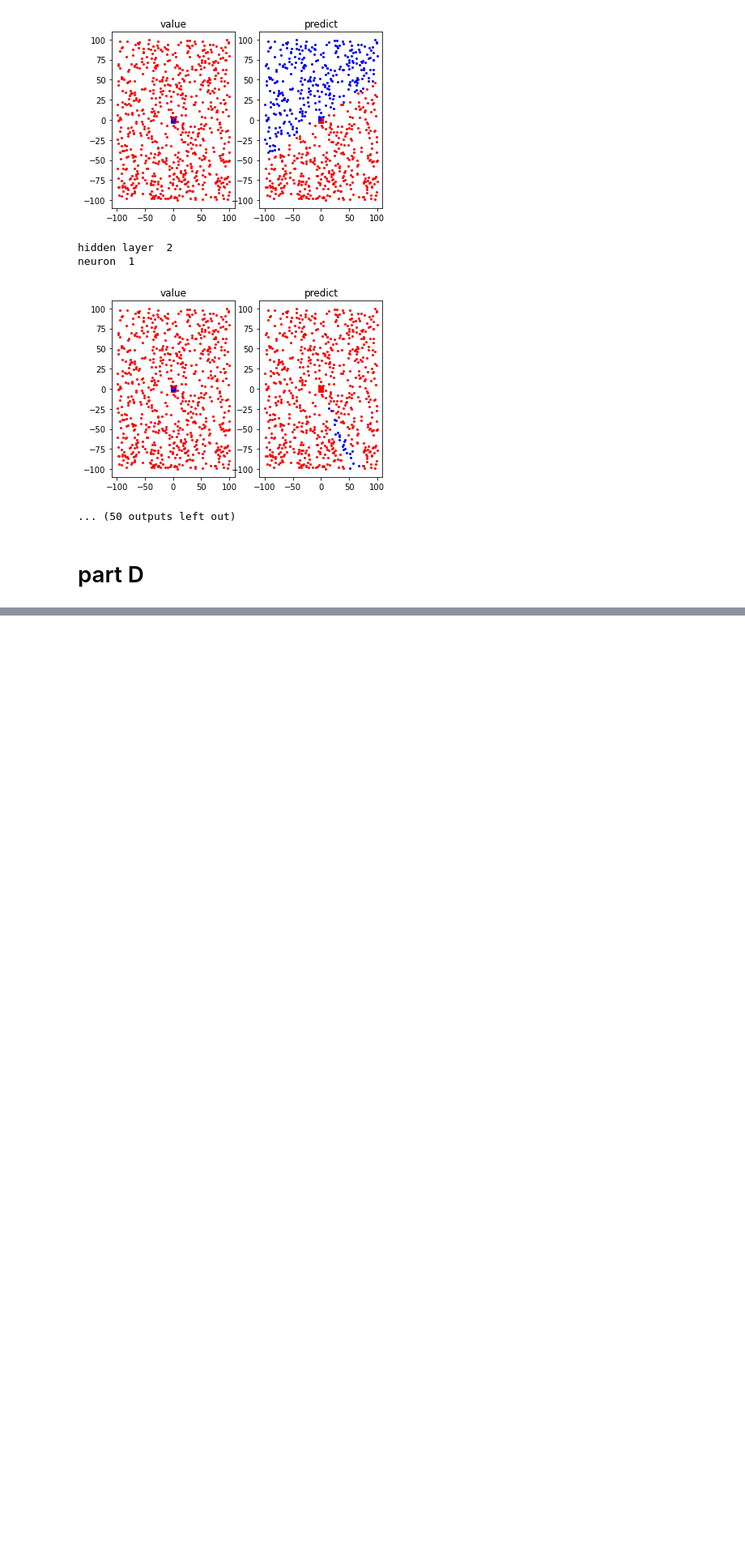
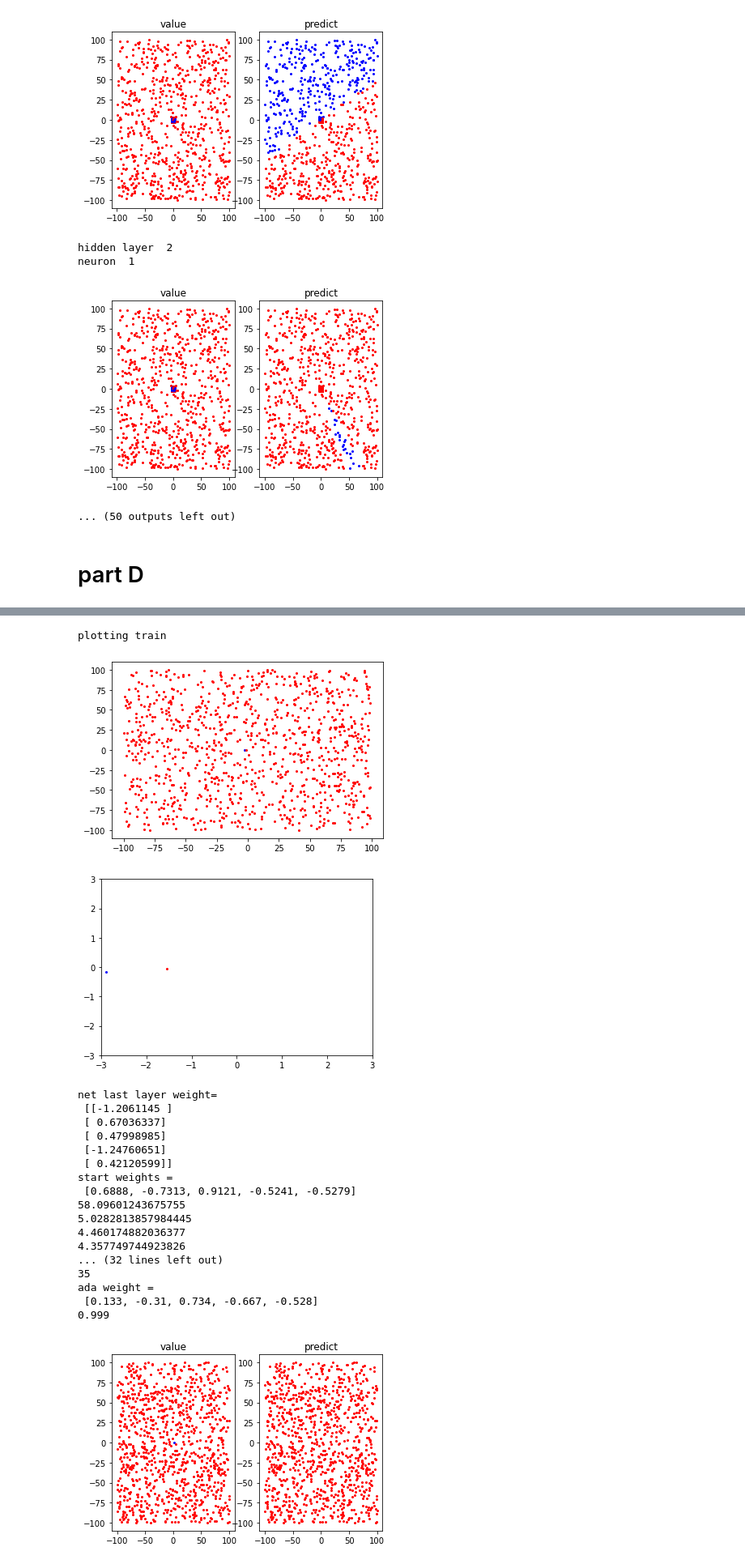
Before and after one commit to TaliaSeada/NeuroComputation_firstProject, a Jupyter notebook: C_D/C D.ipynb, the cells around one changed output, grey strips where cells are left out. Shown at 81% size. Drawn from its saved outputs; the diff is of its cells as text; code cells hidden in the pictures; blank space fills up the shorter version.

```diff
--- a/C_D/C D.ipynb
+++ b/C_D/C D.ipynb
@@ -677,0 +763,52 @@ weighted avg       0.90      0.84      0.86      1000
+# %%
+trainb=build_data_partB1(3)
+listA=netb1.getLastHiddenLayerInfo(trainb)
+dftrain=pd.DataFrame()
+for i in range(len(listA)):
+    if(i<len(listA)-1):
+        dftrain[i]=listA[i]
+    else:
+        dftrain["value"]=listA[i]
+print("plotting train")
+plotting_train1(trainb)
+
+testb=build_data_partB1(7)
+listB=netb1.getLastHiddenLayerInfo(testb)
+dftest=pd.DataFrame()
+for i in range(len(listB)):
+    if(i<len(listB)-1):
+        dftest[i]=listB[i]
+    else:
+        dftest["value"]=listB[i]
+print("net last layer weight=\n",netb1.clf.coefs_[-1])
+ada_b1=Adaline(0.9, dftrain, len(listA)-1,epoch=100,change_lr=20)
+weight,bias =ada_b1.fit()
+print("ada weight =\n",weight)
+count=ada_b1.predict(dftest,testb,weight, bias)
+print(ada_b1.score(count, dftest))
+plotting_test(testb)
+con_mat1 = confusion_matrix(testb["pred"],testb["value"])
+confussion_matrix(con_mat1)
+print(classification_report(testb["value"],testb["pred"]))
+# %% [output]
+plotting train
+[figure, added]
+[figure, added]
+net last layer weight=
+ [[-1.2061145 ]
+ [ 0.67036337]
+ [ 0.47998985]
+ [-1.24760651]
+ [ 0.42120599]]
+start weights =
+ [0.6888, -0.7313, 0.9121, -0.5241, -0.5279]
+58.09601243675755
+5.0282813857984445
+4.460174882036377
+4.357749744923826
+... (32 lines left out)
+35
+ada weight =
+ [0.133, -0.31, 0.734, -0.667, -0.528]
+0.999
+[figure, added]
```
Also changed, not shown: parts of 13 cells of this notebook.
